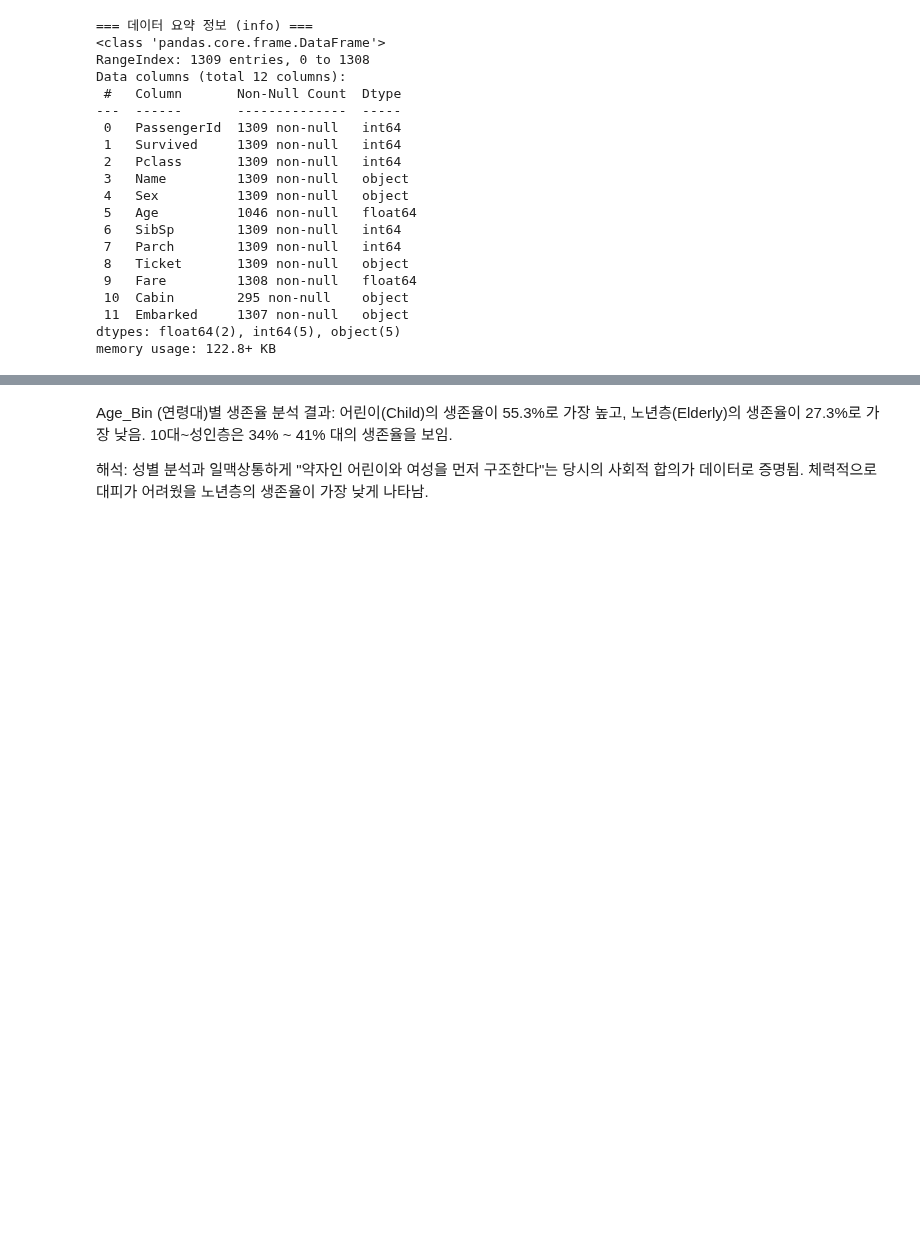
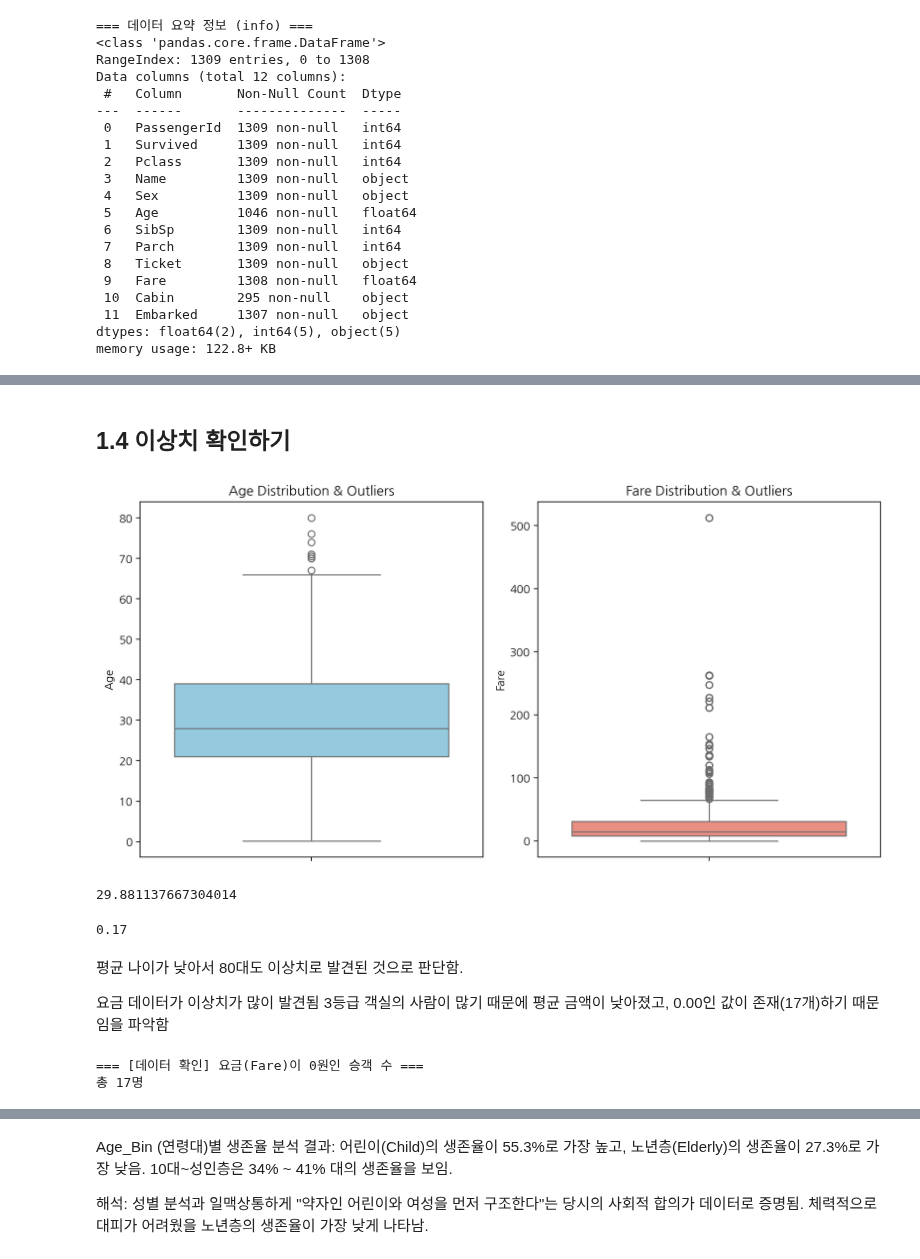
Before and after one commit to naugim26/2026-BDA, a Jupyter notebook: projects/titanic.ipynb, the cells around one changed output, grey strips where cells are left out. Saved outputs shown, nothing was run; the diff lists cells and outputs as text; code cells hidden in the pictures; blank space fills up the shorter version.

```diff
--- a/projects/titanic.ipynb
+++ b/projects/titanic.ipynb
@@ -389,0 +161,46 @@ Parch (부모/자녀 수)별 생존율
+# %% [markdown]
+## 1.4 이상치 확인하기
+# %%
+import matplotlib.pyplot as plt
+import seaborn as sns
+
+# 1행 2열 구조로 아담하고 깔끔한 크기(10x5)의 서브플롯 생성
+fig, axes = plt.subplots(1, 2, figsize=(10, 5))
+
+# [1열] 나이(Age) 변수의 박스플롯
+sns.boxplot(y='Age', data=tt, ax=axes[0], color='skyblue')
+axes[0].set_title('Age Distribution & Outliers')
+axes[0].set_ylabel('Age')
+
+# [2열] 요금(Fare) 변수의 박스플롯
+sns.boxplot(y='Fare', data=tt, ax=axes[1], color='salmon')
+axes[1].set_title('Fare Distribution & Outliers')
+axes[1].set_ylabel('Fare')
+
+# 레이아웃 정돈 후 출력
+plt.tight_layout()
+plt.show()
+# %% [output]
+[figure, added]
+# %%
+print(tt['Age'].mean())
+# %% [output]
+29.881137667304014
+# %%
+print(tt['Age'].min())
+# %% [output]
+0.17
+# %% [markdown]
+평균 나이가 낮아서 80대도 이상치로 발견된 것으로 판단함.
+
+요금 데이터가 이상치가 많이 발견됨
+3등급 객실의 사람이 많기 때문에 평균 금액이 낮아졌고, 0.00인 값이 존재(17개)하기 때문임을 파악함
+# %%
+# Fare가 0인 행의 개수 구하기
+zero_fare_count = (tt['Fare'] == 0).sum()
+
+print("=== [데이터 확인] 요금(Fare)이 0원인 승객 수 ===")
+print(f"총 {zero_fare_count}명")
+# %% [output]
+=== [데이터 확인] 요금(Fare)이 0원인 승객 수 ===
+총 17명
```
Also changed, not shown: parts of 97 cells of this notebook.
